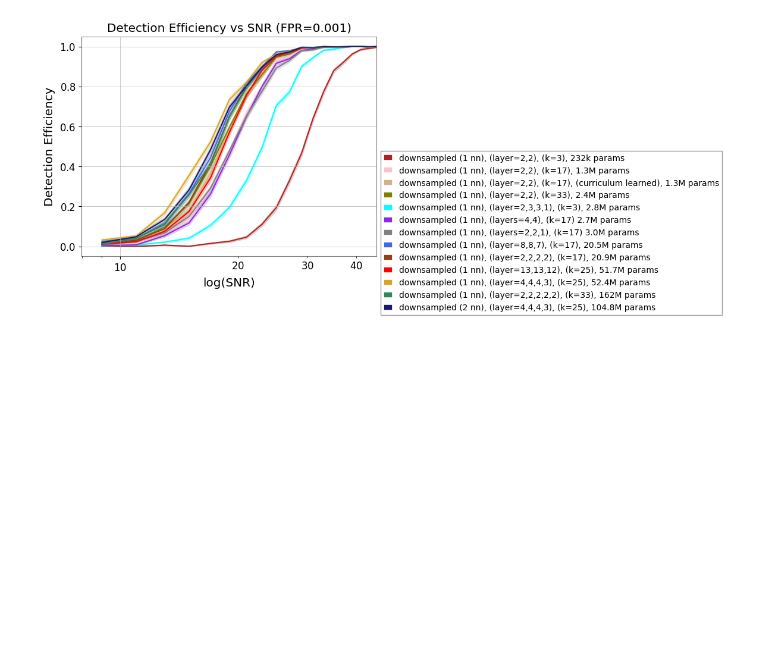
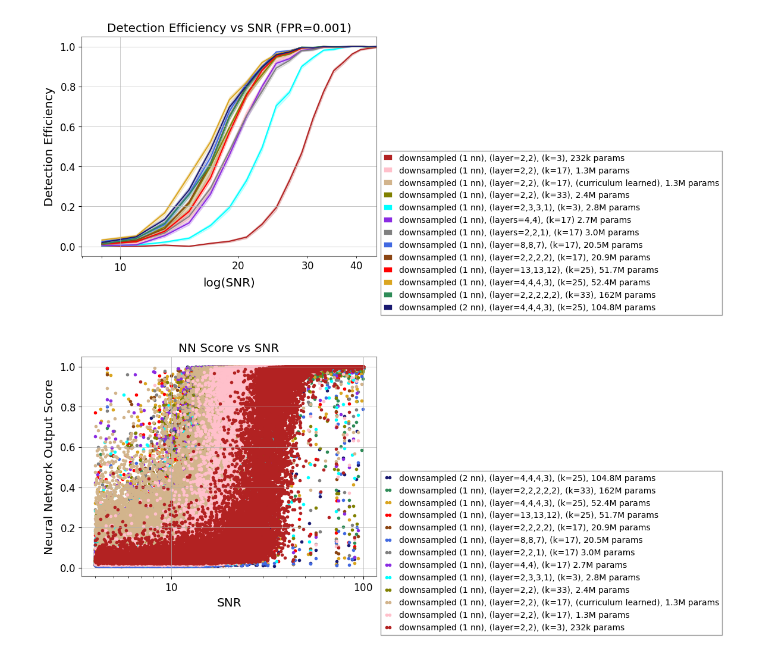
Before and after one commit to bhgupta20/mlgw-project, a Jupyter notebook: bns_inference/ml4gw_inference_bns_ResNet.ipynb, the cells around one changed output. Drawn from its saved outputs; the diff is of its cells as text; code cells hidden in the pictures; blank space fills up the shorter version.

Commit message:
added nn scorce vs snr plot

```diff
--- a/bns_inference/ml4gw_inference_bns_ResNet.ipynb
+++ b/bns_inference/ml4gw_inference_bns_ResNet.ipynb
@@ -1593,0 +1597,24 @@ print("Top-level keys:", list(data.keys()))
+# %%
+plt.plot(s_snr, s_score12, '.', color = 'midnightblue', label="downsampled (2 nn), (layer=4,4,4,3), (k=25), 104.8M params")
+plt.plot(s_snr, s_score11, '.', color = 'seagreen', label="downsampled (1 nn), (layer=2,2,2,2,2), (k=33), 162M params")
+plt.plot(s_snr, s_score10, '.', color = 'goldenrod', label="downsampled (1 nn), (layer=4,4,4,3), (k=25), 52.4M params")
+plt.plot(s_snr, s_score9, '.', color = 'red', label="downsampled (1 nn), (layer=13,13,12), (k=25), 51.7M params")
+plt.plot(s_snr, s_score8, '.', color = 'saddlebrown', label="downsampled (1 nn), (layer=2,2,2,2), (k=17), 20.9M params")
+plt.plot(s_snr, s_score7, '.', color = 'royalblue', label="downsampled (1 nn), (layer=8,8,7), (k=17), 20.5M params")
+plt.plot(s_snr, s_score6, '.', color = 'grey', label="downsampled (1 nn), (layer=2,2,1), (k=17) 3.0M params")
+plt.plot(s_snr, s_score5, '.', color = 'blueviolet', label="downsampled (1 nn), (layer=4,4), (k=17) 2.7M params")
+plt.plot(s_snr, s_score4, '.', color = 'cyan', label="downsampled (1 nn), (layer=2,3,3,1), (k=3), 2.8M params")
+plt.plot(s_snr, s_score3, '.', color = 'olive', label="downsampled (1 nn), (layer=2,2), (k=33), 2.4M params")
+plt.plot(s_snr, s_score2, '.', color = 'tan', label="downsampled (1 nn), (layer=2,2), (k=17), (curriculum learned), 1.3M params")
+plt.plot(s_snr, s_score1, '.', color = 'pink', label="downsampled (1 nn), (layer=2,2), (k=17), 1.3M params")
+plt.plot(s_snr, s_score0, '.', color = 'firebrick', label="downsampled (1 nn), (layer=2,2), (k=3), 232k params")
+
+plt.xlabel("SNR")
+plt.ylabel("Neural Network Output Score")
+plt.title("NN Score vs SNR")
+plt.legend(loc='best', fontsize='small', bbox_to_anchor=(1, 0.5))
+plt.grid(True)
+plt.xscale('log')
+plt.show()
+# %% [output]
+[figure, added]
```
Also changed, not shown: parts of 3 cells of this notebook.
